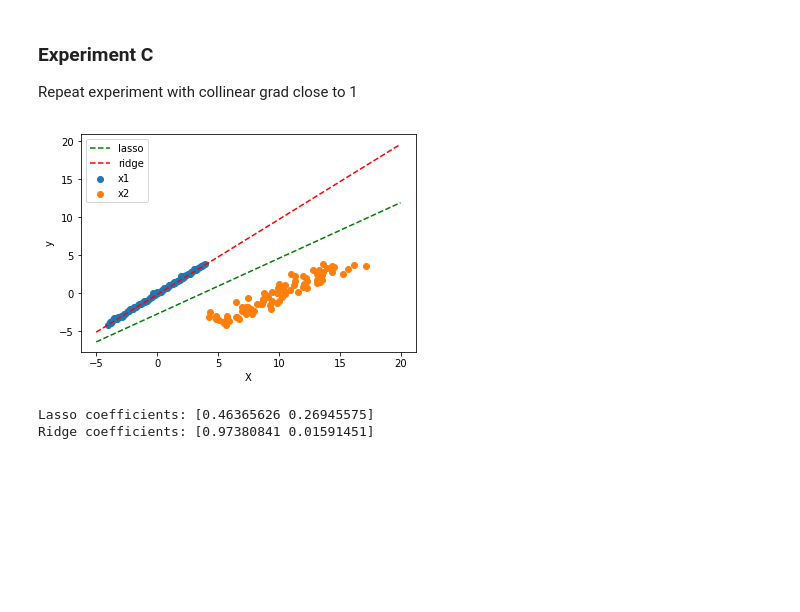
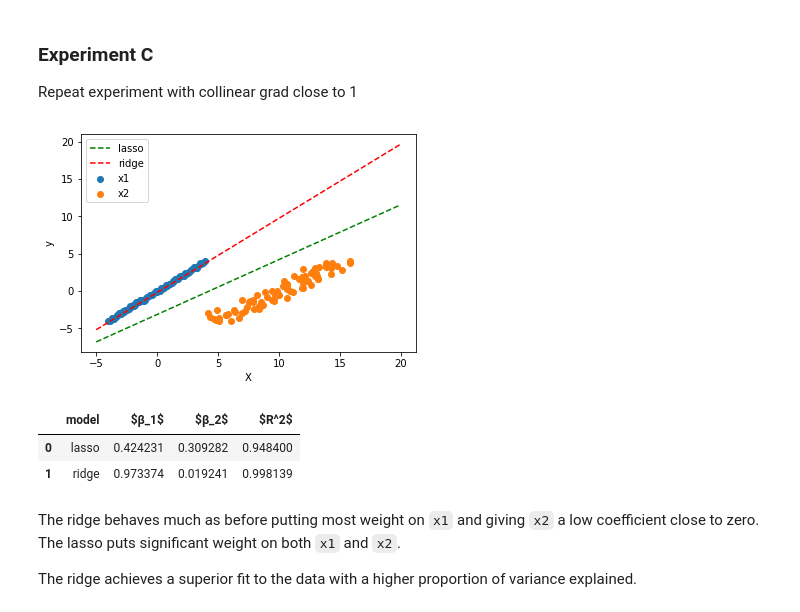
Before and after one commit to a-martyn/website, a Jupyter notebook: input/multicollinearity/multicollinearity.ipynb, the cells around one changed output. Drawn from its saved outputs; the diff is of its cells as text; code cells hidden in the pictures; blank space fills up the shorter version.

```diff
--- a/input/multicollinearity/multicollinearity.ipynb
+++ b/input/multicollinearity/multicollinearity.ipynb
@@ -41,7 +42,8 @@ def fit_lasso(X, y, X_test):
     model = linear_model.Lasso(alpha=1.0, fit_intercept=True)
     model.fit(X, y)
     y_pred = model.predict(X_test)
-    return (y_pred, model.coef_)
+    R2 = model.score(X, y)
+    return (y_pred, model.coef_, R2)
 
 def fit_ridge(X, y, X_test):
     """
@@ -50,7 +52,8 @@ def fit_ridge(X, y, X_test):
     model = linear_model.Ridge(alpha=1.0, fit_intercept=True)
     model.fit(X, y)
     y_pred = model.predict(X_test)
-    return (y_pred, model.coef_)
+    R2 = model.score(X, y)
+    return (y_pred, model.coef_, R2)
 
 def plot(X, y, lasso_result, ridge_result):
     plt.scatter(X[:,0], y, label='x1')
@@ -130,23 +149,32 @@ Ridge coefficients: [ 0.99001658 -0.00933774]
 
 Repeat experiment with collinear grad close to 1
 # %%
-collinear_grad = 1.3
+collinear_grad = 1.2
 
 # Generate data
 x1 = np.arange(-4, 4, .1)
 x2 = collinear_grad*x1 + 10 + np.random.randn(80)*1.0
 y = x1 + np.random.randn(80)*0.1
 X = np.asarray([x1, x2]).T
 
 # Fit lasso and regression models
 lasso_result = fit_lasso(X, y, X_test)
 ridge_result = fit_ridge(X, y, X_test)
 
 # Display results
 plot(X, y, lasso_result, ridge_result)
-print(f'Lasso coefficients: {lasso_result[1]}')
-print(f'Ridge coefficients: {ridge_result[1]}')
+pd.DataFrame({
+    'model': ['lasso', 'ridge'],
+    '$β_1$': [lasso_result[1][0], ridge_result[1][0]],
+    '$β_2$': [lasso_result[1][1], ridge_result[1][1]],
+    '$R^2$': [lasso_result[2], ridge_result[2]],
+})
 # %% [output]
-[figure, old version]
+[figure, new version]
-Lasso coefficients: [0.46365626 0.26945575]
-Ridge coefficients: [0.97380841 0.01591451]
+|  | model | $β_1$ | $β_2$ | $R^2$ |
+| 0 | lasso | 0.424231 | 0.309282 | 0.948400 |
+| 1 | ridge | 0.973374 | 0.019241 | 0.998139 |
+# %% [markdown]
+The ridge behaves much as before putting most weight on `x1` and giving `x2` a low coefficient close to zero. The lasso puts significant weight on both `x1` and `x2`.
+
+The ridge achieves a superior fit to the data with a higher proportion of variance explained.
```
Also changed, not shown: parts of 7 cells of this notebook, 2 other files.
